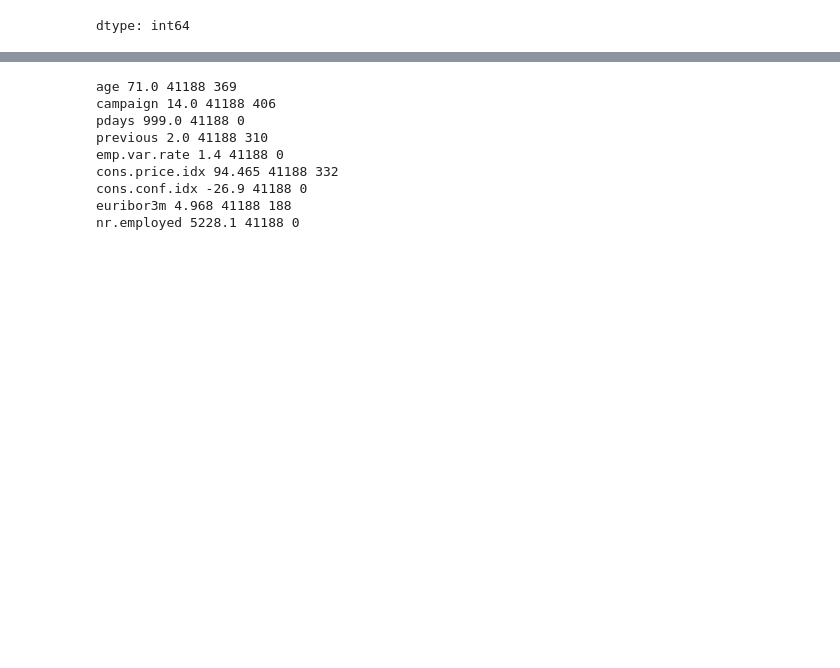
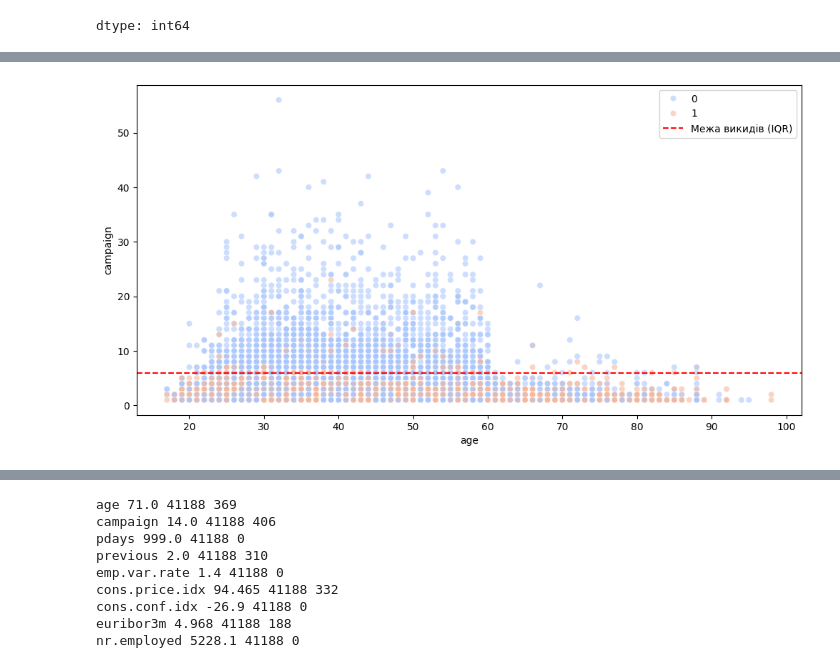
Before and after one commit to Daria-Lytvynenko/ML_course, a Jupyter notebook: Mid_term_Project.ipynb, the cells around one changed output, grey strips where cells are left out. Saved outputs shown, nothing was run; the diff lists cells and outputs as text; code cells hidden in the pictures; blank space fills up the shorter version.

```diff
--- a/Mid_term_Project.ipynb
+++ b/Mid_term_Project.ipynb
@@ -356,0 +357,15 @@ plt.hist(train[train['pdays']<999]['pdays']);
+# %%
+plt.figure(figsize=(12, 6))
+sns.scatterplot(data=train, x='age', y='campaign', hue='y',
+                alpha=0.6, palette='coolwarm')
+
+# Додамо горизонтальну лінію, щоб візуально відділити викиди (наприклад, за IQR)
+q1 = train['campaign'].quantile(0.25)
+q3 = train['campaign'].quantile(0.75)
+upper_limit = q3 + 1.5 * (q3 - q1)
+
+plt.axhline(upper_limit, color='red', linestyle='--', label='Межа викидів (IQR)')
+plt.legend()
+plt.show()
+# %% [output]
+[figure, added]
```
Also changed, not shown: parts of 5 cells of this notebook.
